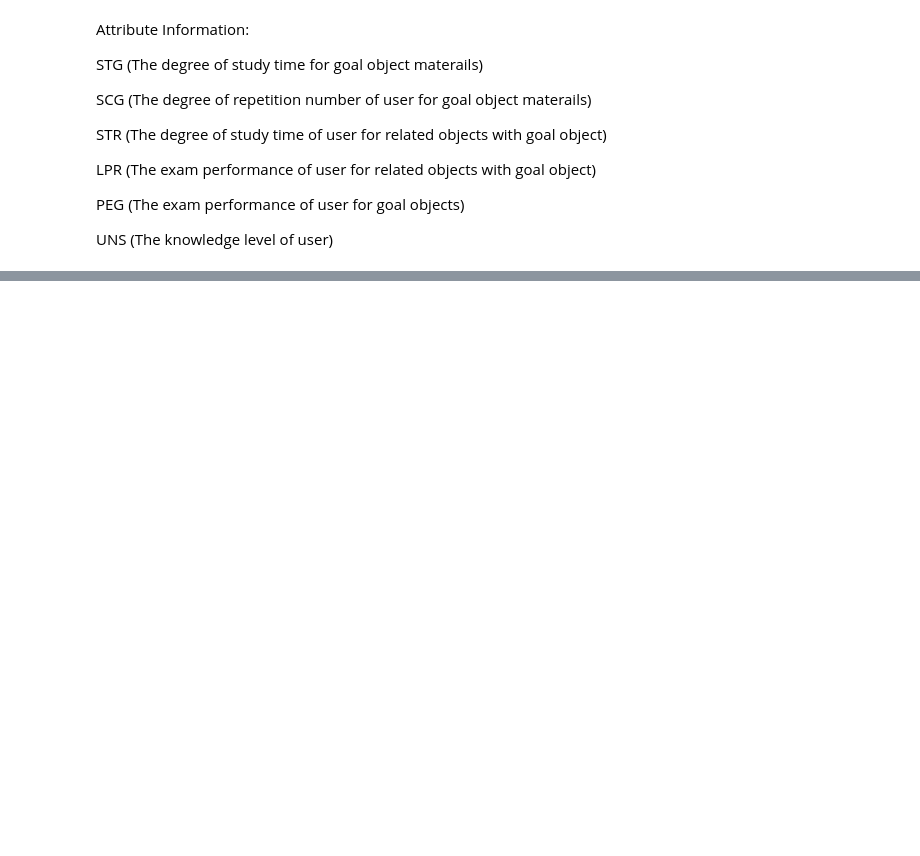
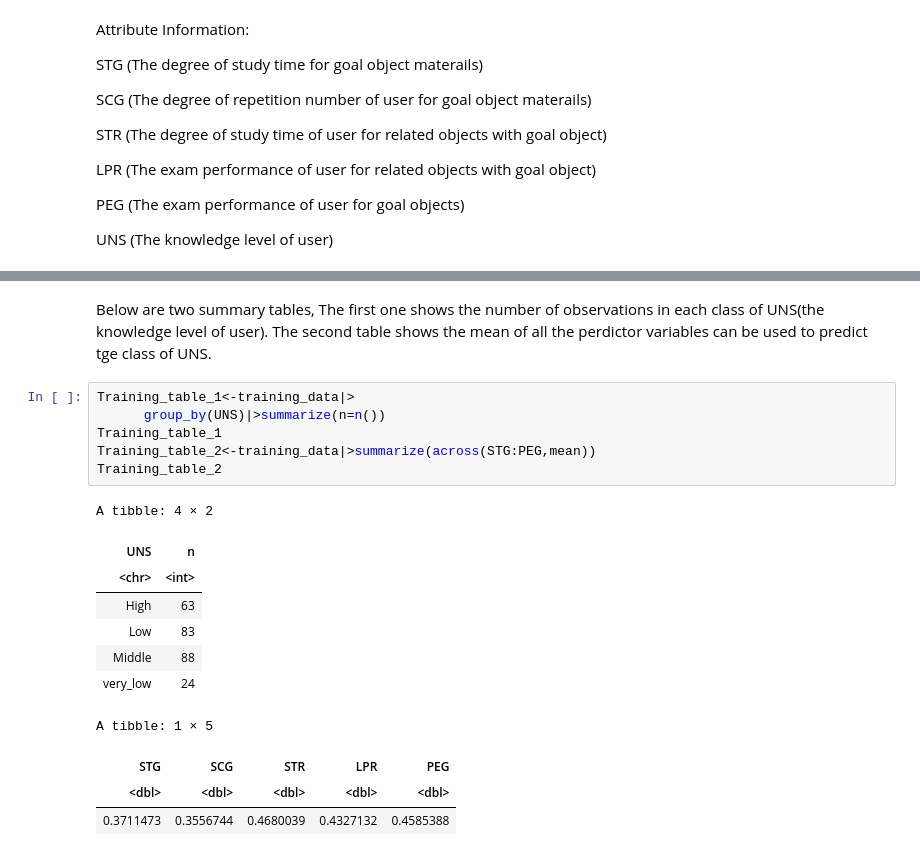
Before and after one commit to kellylee123/dsci-100-2022w1-group-41, a Jupyter notebook: Proposal.ipynb, the cells around one changed output, grey strips where cells are left out. Cells and saved outputs as stored; diff of their text form; blank space fills up the shorter version.

```diff
--- a/Proposal.ipynb
+++ b/Proposal.ipynb
@@ -108,3 +73,25 @@ A tibble: 145 × 6
 | 0.56 | 0.60 | 0.77 | 0.13 | 0.32 | Low |
 | 0.66 | 0.68 | 0.81 | 0.57 | 0.57 | Middle |
 | 0.68 | 0.64 | 0.79 | 0.97 | 0.24 | Middle |
+# %% [markdown]
+Below are two summary tables,
+The first one shows the number of observations in each class of UNS(the knowledge level of user).
+The second table shows the mean of all the perdictor variables can be used to predict tge class of UNS.
+# %%
+Training_table_1<-training_data|>
+      group_by(UNS)|>summarize(n=n())
+Training_table_1
+Training_table_2<-training_data|>summarize(across(STG:PEG,mean))
+Training_table_2
+# %% [output]
+A tibble: 4 × 2
+| UNS | n |
+| <chr> | <int> |
+| High | 63 |
+| Low | 83 |
+| Middle | 88 |
+| very_low | 24 |
+A tibble: 1 × 5
+| STG | SCG | STR | LPR | PEG |
+| <dbl> | <dbl> | <dbl> | <dbl> | <dbl> |
+| 0.3711473 | 0.3556744 | 0.4680039 | 0.4327132 | 0.4585388 |
```
Also changed, not shown: parts of 4 cells of this notebook, 1 other file.
